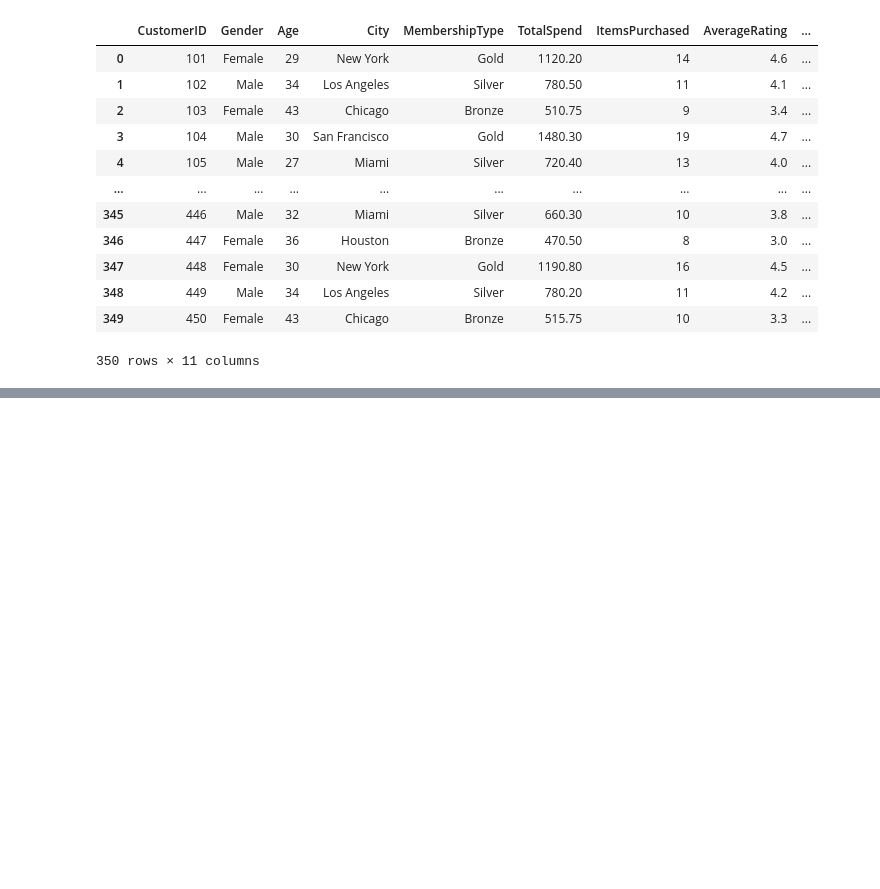
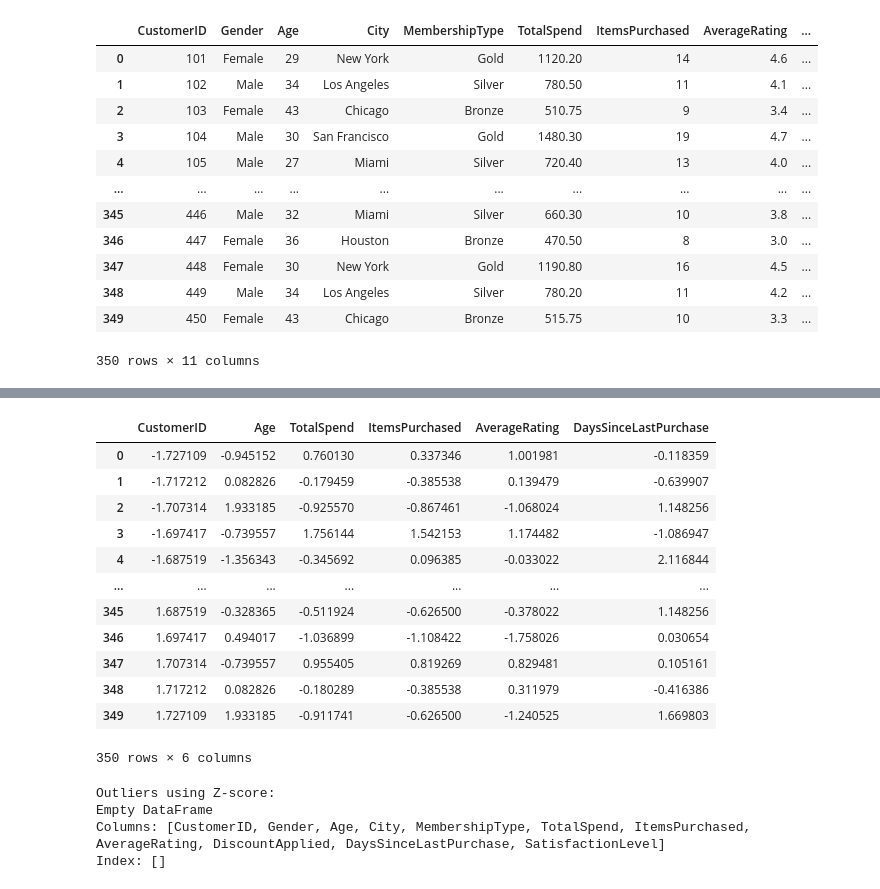
Before and after one commit to efantinatti/team_project-13, a Jupyter notebook: data/Team-13/Code/Exploring_Dataset.ipynb, the cells around one changed output, grey strips where cells are left out. Cells and saved outputs as stored; diff of their text form; code cells hidden in the pictures; blank space fills up the shorter version.

```diff
--- a/data/Team-13/Code/Exploring_Dataset.ipynb
+++ b/data/Team-13/Code/Exploring_Dataset.ipynb
@@ -36,0 +103,26 @@ df
+# %%
+z_scores
+# %% [output]
+|  | CustomerID | Age | TotalSpend | ItemsPurchased | AverageRating | DaysSinceLastPurchase |
+| 0 | -1.727109 | -0.945152 | 0.760130 | 0.337346 | 1.001981 | -0.118359 |
+| 1 | -1.717212 | 0.082826 | -0.179459 | -0.385538 | 0.139479 | -0.639907 |
+| 2 | -1.707314 | 1.933185 | -0.925570 | -0.867461 | -1.068024 | 1.148256 |
+| 3 | -1.697417 | -0.739557 | 1.756144 | 1.542153 | 1.174482 | -1.086947 |
+| 4 | -1.687519 | -1.356343 | -0.345692 | 0.096385 | -0.033022 | 2.116844 |
+| ... | ... | ... | ... | ... | ... | ... |
+| 345 | 1.687519 | -0.328365 | -0.511924 | -0.626500 | -0.378022 | 1.148256 |
+| 346 | 1.697417 | 0.494017 | -1.036899 | -1.108422 | -1.758026 | 0.030654 |
+| 347 | 1.707314 | -0.739557 | 0.955405 | 0.819269 | 0.829481 | 0.105161 |
+| 348 | 1.717212 | 0.082826 | -0.180289 | -0.385538 | 0.311979 | -0.416386 |
+| 349 | 1.727109 | 1.933185 | -0.911741 | -0.626500 | -1.240525 | 1.669803 |
+350 rows × 6 columns
+# %%
+# Identify outliers (rows with Z-scores > 3 or < -3)
+outliers = df[(z_scores > 3).any(axis=1) | (z_scores < -3).any(axis=1)]
+print("Outliers using Z-score:")
+print(outliers)
+# %% [output]
+Outliers using Z-score:
+Empty DataFrame
+Columns: [CustomerID, Gender, Age, City, MembershipType, TotalSpend, ItemsPurchased, AverageRating, DiscountApplied, DaysSinceLastPurchase, SatisfactionLevel]
+Index: []
```
Also changed, not shown: parts of 5 cells of this notebook.
